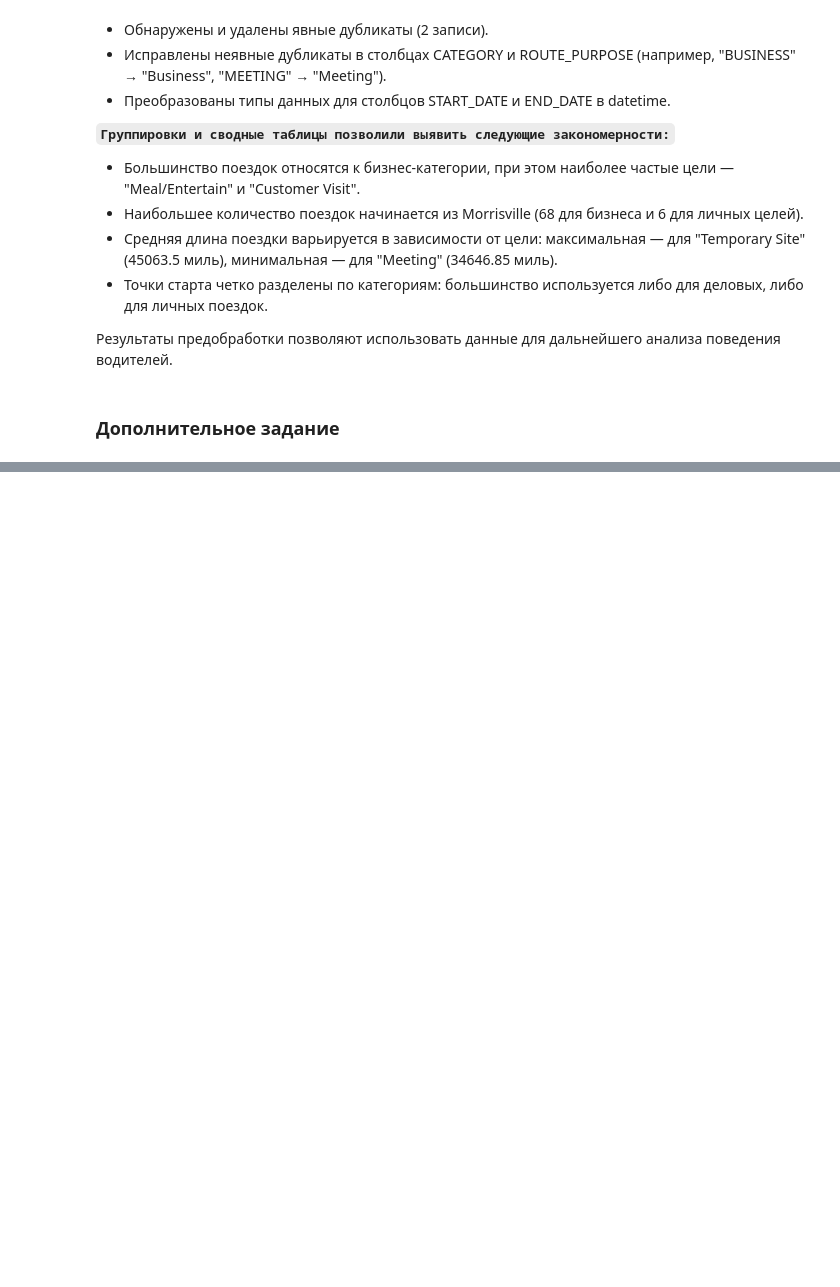
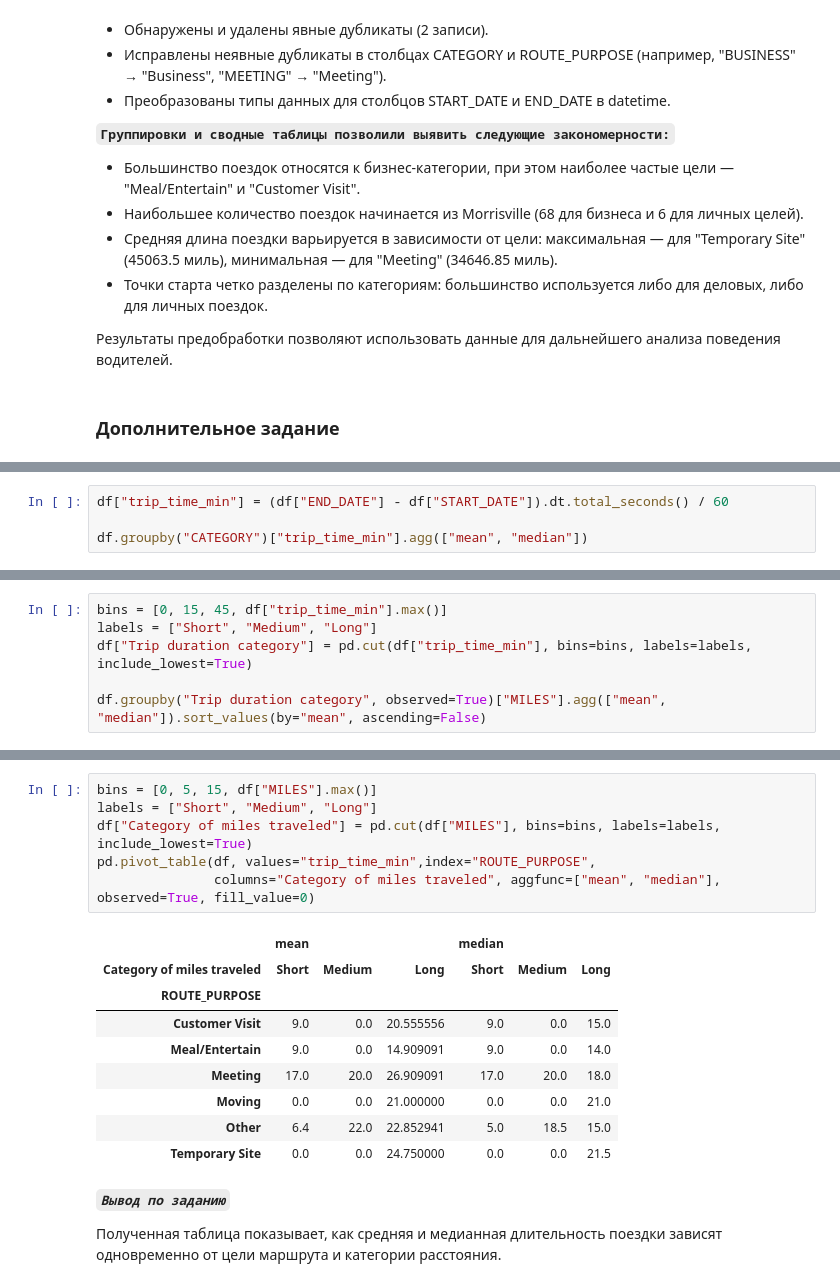
Before and after one commit to lovandish/Jupiter-NoteBook, a Jupyter notebook: ЛР1_Червоненко_16.ipynb, the cells around one changed output, grey strips where cells are left out. Saved outputs shown, nothing was run; the diff lists cells and outputs as text; blank space fills up the shorter version.

```diff
--- a/ЛР1_Червоненко_16.ipynb
+++ b/ЛР1_Червоненко_16.ipynb
@@ -400,0 +400,4 @@ df.pivot_table(index='START_POINT', columns='CATEGORY', values='MILES',
+# %%
+df["trip_time_min"] = (df["END_DATE"] - df["START_DATE"]).dt.total_seconds() / 60
+
+df.groupby("CATEGORY")["trip_time_min"].agg(["mean", "median"])
@@ -400,0 +422,6 @@ df.pivot_table(index='START_POINT', columns='CATEGORY', values='MILES',
+# %%
+bins = [0, 15, 45, df["trip_time_min"].max()]
+labels = ["Short", "Medium", "Long"]
+df["Trip duration category"] = pd.cut(df["trip_time_min"], bins=bins, labels=labels, include_lowest=True)
+
+df.groupby("Trip duration category", observed=True)["MILES"].agg(["mean", "median"]).sort_values(by="mean", ascending=False)
@@ -400,0 +447,20 @@ df.pivot_table(index='START_POINT', columns='CATEGORY', values='MILES',
+# %%
+bins = [0, 5, 15, df["MILES"].max()]
+labels = ["Short", "Medium", "Long"]
+df["Category of miles traveled"] = pd.cut(df["MILES"], bins=bins, labels=labels, include_lowest=True)
+pd.pivot_table(df, values="trip_time_min",index="ROUTE_PURPOSE",
+               columns="Category of miles traveled", aggfunc=["mean", "median"], observed=True, fill_value=0)
+# %% [output]
+|  | mean |  |  | median |  |  |
+| Category of miles traveled | Short | Medium | Long | Short | Medium | Long |
+| ROUTE_PURPOSE |  |  |  |  |  |  |
+| Customer Visit | 9.0 | 0.0 | 20.555556 | 9.0 | 0.0 | 15.0 |
+| Meal/Entertain | 9.0 | 0.0 | 14.909091 | 9.0 | 0.0 | 14.0 |
+| Meeting | 17.0 | 20.0 | 26.909091 | 17.0 | 20.0 | 18.0 |
+| Moving | 0.0 | 0.0 | 21.000000 | 0.0 | 0.0 | 21.0 |
+| Other | 6.4 | 22.0 | 22.852941 | 5.0 | 18.5 | 15.0 |
+| Temporary Site | 0.0 | 0.0 | 24.750000 | 0.0 | 0.0 | 21.5 |
+# %% [markdown]
+***`Вывод по заданию`***
+
+Полученная таблица показывает, как средняя и медианная длительность поездки зависят одновременно от цели маршрута и категории расстояния.
```
Also changed, not shown: parts of 11 cells of this notebook.
